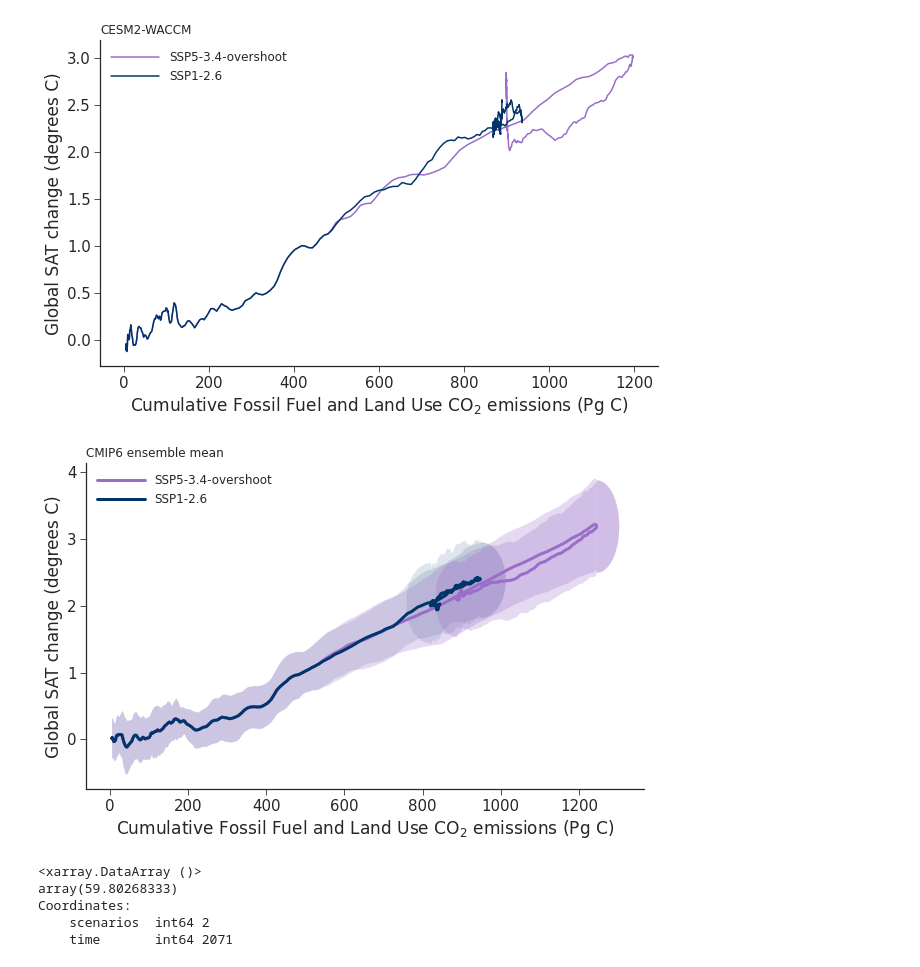
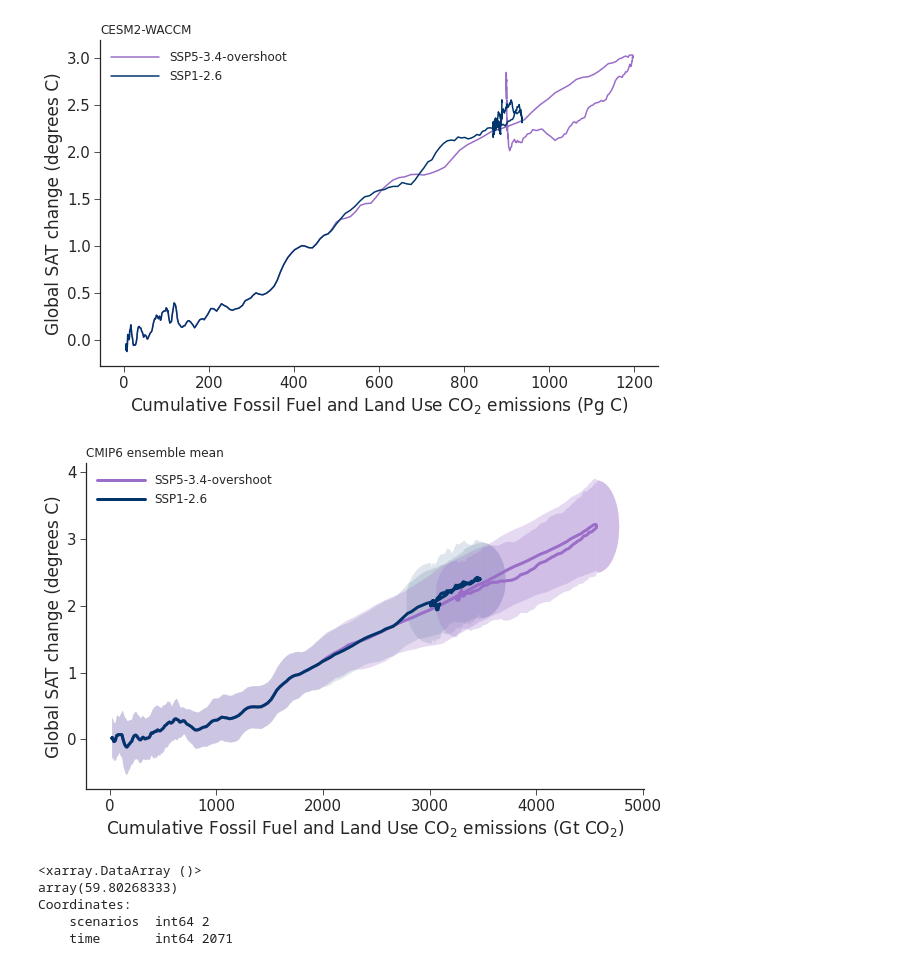
Before and after one commit to ckoven/longterm_carboncycle_three_ssps, a Jupyter notebook: longterm_carboncycle_withssp126.ipynb, the cells around one changed output. Cells and saved outputs as stored; diff of their text form; code cells hidden in the pictures.

Commit message:
changed units to Gt CO2 for T-CE of negative emissions scens

```diff
--- a/longterm_carboncycle_withssp126.ipynb
+++ b/longterm_carboncycle_withssp126.ipynb
@@ -2290,16 +2290,16 @@ def get_ellipse_quarter(x, r_x, r_y):
 ## cdkcdk
 
 ax = plt.subplot(111)
-ax.plot((iam_cumulative_emissions_afolu + cum_emissions_pgc)[1,:, :].mean(dim='models'), (tas_trajectories_2exp[:,1,:] - tas_trajectories_2exp[:,0,0:years_to_average_gmst].mean()).mean(dim='models'), color=ssp534os_color, linewidth=3)
+ax.plot((iam_cumulative_emissions_afolu + cum_emissions_pgc)[1,:, :].mean(dim='models') * 44./12., (tas_trajectories_2exp[:,1,:] - tas_trajectories_2exp[:,0,0:years_to_average_gmst].mean()).mean(dim='models'), color=ssp534os_color, linewidth=3)
 #ax.axhline(y=0, dashes=[5,5], color='black', linewidth=1.)
-ax.plot((iam_cumulative_emissions_afolu + cum_emissions_pgc)[2,:, :].mean(dim='models'), (tas_trajectories_2exp[:,2,:] - tas_trajectories_2exp[:,0,0:years_to_average_gmst].mean()).mean(dim='models'), color=ssp126_color, linewidth=3)
+ax.plot((iam_cumulative_emissions_afolu + cum_emissions_pgc)[2,:, :].mean(dim='models') * 44./12., (tas_trajectories_2exp[:,2,:] - tas_trajectories_2exp[:,0,0:years_to_average_gmst].mean()).mean(dim='models'), color=ssp126_color, linewidth=3)
 
 n_ellipse_pts = 30
 
 transparency1 = transparency * 0.5
 transparency2 = transparency*1.
 
-ssp126_error_x = (iam_cumulative_emissions_afolu + cum_emissions_pgc)[2,:, :].mean(dim='models')
+ssp126_error_x = (iam_cumulative_emissions_afolu + cum_emissions_pgc)[2,:, :].mean(dim='models') * 44./12.
 ssp126_error_y_top = (tas_trajectories_2exp[:,2,:] - tas_trajectories_2exp[:,0,0:years_to_average_gmst].mean()).mean(dim='models') + (tas_trajectories_2exp[:,2,:] - tas_trajectories_2exp[:,0,0:years_to_average_gmst].mean()).std(dim='models')
 ssp126_error_y_bot = (tas_trajectories_2exp[:,2,:] - tas_trajectories_2exp[:,0,0:years_to_average_gmst].mean()).mean(dim='models') - (tas_trajectories_2exp[:,2,:] - tas_trajectories_2exp[:,0,0:years_to_average_gmst].mean()).std(dim='models')
 maxpoint = ssp126_error_x.argmax(dim='time').data
@@ -2307,7 +2307,7 @@ minpoint = ssp126_error_x[maxpoint:].argmin(dim='time').data + maxpoint
 f1 = ax.fill_between(ssp126_error_x[0:maxpoint], ssp126_error_y_top[0:maxpoint], ssp126_error_y_bot[0:maxpoint], color=ssp126_color, alpha=transparency1, linewidth=0)
 f2 = ax.fill_between(ssp126_error_x[maxpoint:minpoint], ssp126_error_y_top[maxpoint:minpoint], ssp126_error_y_bot[maxpoint:minpoint], color=ssp126_color, alpha=transparency1,linewidth=0)
 
-ssp126_xerror_xstd = (iam_cumulative_emissions_afolu + cum_emissions_pgc)[2,:, :].isel(time=maxpoint).std(dim='models')
+ssp126_xerror_xstd = (iam_cumulative_emissions_afolu + cum_emissions_pgc)[2,:, :].isel(time=maxpoint).std(dim='models') * 44./12.
 xs = np.arange(n_ellipse_pts) * ssp126_xerror_xstd.data / (n_ellipse_pts-1)
 ssp126_xmax_xellipse_xvals = ssp126_error_x.isel(time=maxpoint).data + xs
 ssp126_xmax_xellipse_yvals_max = (tas_trajectories_2exp[:,2,:] - tas_trajectories_2exp[:,0,0:years_to_average_gmst].mean()).mean(dim='models').isel(time=maxpoint).data + get_ellipse_quarter(xs, ssp126_xerror_xstd.data, (tas_trajectories_2exp[:,2,:] - tas_trajectories_2exp[:,0,0:years_to_average_gmst].mean()).std(dim='models').isel(time=maxpoint).data)
@@ -2315,7 +2315,7 @@ ssp126_xmax_xellipse_yvals_min = (tas_trajectories_2exp[:,2,:] - tas_trajectorie
 f3 = ax.fill_between(ssp126_xmax_xellipse_xvals, ssp126_xmax_xellipse_yvals_max, ssp126_xmax_xellipse_yvals_min, color=ssp126_color, alpha=transparency1, linewidth=0)
 f3 = ax.fill_between(ssp126_xmax_xellipse_xvals, ssp126_xmax_xellipse_yvals_max, ssp126_xmax_xellipse_yvals_min, color=ssp126_color, alpha=transparency1, linewidth=0)
 
-ssp126_xerror_xstd_min = (iam_cumulative_emissions_afolu + cum_emissions_pgc)[2,:, :].isel(time=minpoint).std(dim='models')
+ssp126_xerror_xstd_min = (iam_cumulative_emissions_afolu + cum_emissions_pgc)[2,:, :].isel(time=minpoint).std(dim='models') * 44./12.
 xs = np.arange(n_ellipse_pts) * ssp126_xerror_xstd_min.data / (n_ellipse_pts-1)
 ssp126_xmin_xellipse_xvals = ssp126_error_x.isel(time=minpoint).data - xs
 ssp126_xmin_xellipse_yvals_max = (tas_trajectories_2exp[:,2,:] - tas_trajectories_2exp[:,0,0:years_to_average_gmst].mean()).mean(dim='models').isel(time=minpoint).data + get_ellipse_quarter(xs, ssp126_xerror_xstd.data, (tas_trajectories_2exp[:,2,:] - tas_trajectories_2exp[:,0,0:years_to_average_gmst].mean()).std(dim='models').isel(time=minpoint).data)
@@ -2323,40 +2323,40 @@ ssp126_xmin_xellipse_yvals_min = (tas_trajectories_2exp[:,2,:] - tas_trajectorie
 f3 = ax.fill_between(ssp126_xmin_xellipse_xvals, ssp126_xmin_xellipse_yvals_max, ssp126_xmin_xellipse_yvals_min, color=ssp126_color, alpha=transparency1, linewidth=0)
 
 
-ssp534os_error_x = (iam_cumulative_emissions_afolu + cum_emissions_pgc)[1,:, :].mean(dim='models')
+ssp534os_error_x = (iam_cumulative_emissions_afolu + cum_emissions_pgc)[1,:, :].mean(dim='models') * 44./12.
 ssp534os_error_y_top = (tas_trajectories_2exp[:,1,:] - tas_trajectories_2exp[:,0,0:years_to_average_gmst].mean()).mean(dim='models') + (tas_trajectories_2exp[:,1,:] - tas_trajectories_2exp[:,0,0:years_to_average_gmst].mean()).std(dim='models')
 ssp534os_error_y_bot = (tas_trajectories_2exp[:,1,:] - tas_trajectories_2exp[:,0,0:years_to_average_gmst].mean()).mean(dim='models') - (tas_trajectories_2exp[:,1,:] - tas_trajectories_2exp[:,0,0:years_to_average_gmst].mean()).std(dim='models')
 maxpoint = ssp534os_error_x.argmax(dim='time').data
 minpoint = ssp534os_error_x[maxpoint:].argmin(dim='time').data + maxpoint
 f1 = ax.fill_between(ssp534os_error_x[0:maxpoint], ssp534os_error_y_top[0:maxpoint], ssp534os_error_y_bot[0:maxpoint], color=ssp534os_color, alpha=transparency2, linewidth=0)
 f2 = ax.fill_between(ssp534os_error_x[maxpoint:minpoint], ssp534os_error_y_top[maxpoint:minpoint], ssp534os_error_y_bot[maxpoint:minpoint], color=ssp534os_color, alpha=transparency2, linewidth=0)
 
-ssp534os_xerror_xstd = (iam_cumulative_emissions_afolu + cum_emissions_pgc)[1,:, :].isel(time=maxpoint).std(dim='models')
+ssp534os_xerror_xstd = (iam_cumulative_emissions_afolu + cum_emissions_pgc)[1,:, :].isel(time=maxpoint).std(dim='models') * 44./12.
 xs = np.arange(n_ellipse_pts) * ssp534os_xerror_xstd.data / (n_ellipse_pts-1)
 ssp534os_xmax_xellipse_xvals = ssp534os_error_x.isel(time=maxpoint).data + xs
 ssp534os_xmax_xellipse_yvals_max = (tas_trajectories_2exp[:,1,:] - tas_trajectories_2exp[:,0,0:years_to_average_gmst].mean()).mean(dim='models').isel(time=maxpoint).data + get_ellipse_quarter(xs, ssp534os_xerror_xstd.data, (tas_trajectories_2exp[:,1,:] - tas_trajectories_2exp[:,0,0:years_to_average_gmst].mean()).std(dim='models').isel(time=maxpoint).data)
 ssp534os_xmax_xellipse_yvals_min = (tas_trajectories_2exp[:,1,:] - tas_trajectories_2exp[:,0,0:years_to_average_gmst].mean()).mean(dim='models').isel(time=maxpoint).data - get_ellipse_quarter(xs, ssp534os_xerror_xstd.data, (tas_trajectories_2exp[:,1,:] - tas_trajectories_2exp[:,0,0:years_to_average_gmst].mean()).std(dim='models').isel(time=maxpoint).data)
 f3 = ax.fill_between(ssp534os_xmax_xellipse_xvals, ssp534os_xmax_xellipse_yvals_max, ssp534os_xmax_xellipse_yvals_min, color=ssp534os_color, alpha=transparency2, linewidth=0)
 f3 = ax.fill_between(ssp534os_xmax_xellipse_xvals, ssp534os_xmax_xellipse_yvals_max, ssp534os_xmax_xellipse_yvals_min, color=ssp534os_color, alpha=transparency2, linewidth=0)
 
-ssp534os_xerror_xstd_min = (iam_cumulative_emissions_afolu + cum_emissions_pgc)[1,:, :].isel(time=minpoint).std(dim='models')
+ssp534os_xerror_xstd_min = (iam_cumulative_emissions_afolu + cum_emissions_pgc)[1,:, :].isel(time=minpoint).std(dim='models') * 44./12.
 xs = np.arange(n_ellipse_pts) * ssp534os_xerror_xstd_min.data / (n_ellipse_pts-1)
 ssp534os_xmin_xellipse_xvals = ssp534os_error_x.isel(time=minpoint).data - xs
 ssp534os_xmin_xellipse_yvals_max = (tas_trajectories_2exp[:,1,:] - tas_trajectories_2exp[:,0,0:years_to_average_gmst].mean()).mean(dim='models').isel(time=minpoint).data + get_ellipse_quarter(xs, ssp534os_xerror_xstd.data, (tas_trajectories_2exp[:,1,:] - tas_trajectories_2exp[:,0,0:years_to_average_gmst].mean()).std(dim='models').isel(time=minpoint).data)
 ssp534os_xmin_xellipse_yvals_min = (tas_trajectories_2exp[:,1,:] - tas_trajectories_2exp[:,0,0:years_to_average_gmst].mean()).mean(dim='models').isel(time=minpoint).data - get_ellipse_quarter(xs, ssp534os_xerror_xstd.data, (tas_trajectories_2exp[:,1,:] - tas_trajectories_2exp[:,0,0:years_to_average_gmst].mean()).std(dim='models').isel(time=minpoint).data)
 f3 = ax.fill_between(ssp534os_xmin_xellipse_xvals, ssp534os_xmin_xellipse_yvals_max, ssp534os_xmin_xellipse_yvals_min, color=ssp534os_color, alpha=transparency2, linewidth=0)
 
 
 plt.ylabel('Global SAT change (degrees C)')
-plt.xlabel('Cumulative Fossil Fuel and Land Use CO$_2$ emissions (Pg C)')
+plt.xlabel('Cumulative Fossil Fuel and Land Use CO$_2$ emissions (Gt CO$_2$)')
 plt.title('CMIP6 ensemble mean',loc='left')
 ax.spines['right'].set_visible(False)
 ax.spines['top'].set_visible(False)
 plt.legend(['SSP5-3.4-overshoot', 'SSP1-2.6'], frameon=False, handlelength=4, loc="upper left")
 plt.savefig('temp_vs_cumulative_emissions_ensmean_lowscens_withlanduse.png', dpi=300, format='png')
 plt.savefig('temp_vs_cumulative_emissions_ensmean_lowscens_withlanduse.pdf', format='pdf')
 # %% [output]
-[figure, old version]
+[figure, new version]
 # %%
 ssp126_xerror_xstd = (iam_cumulative_emissions_afolu + cum_emissions_pgc)[2,:, :].isel(time=maxpoint).std(dim='models')
 ssp126_xerror_xstd
```
Also changed, not shown: 2 other files.
